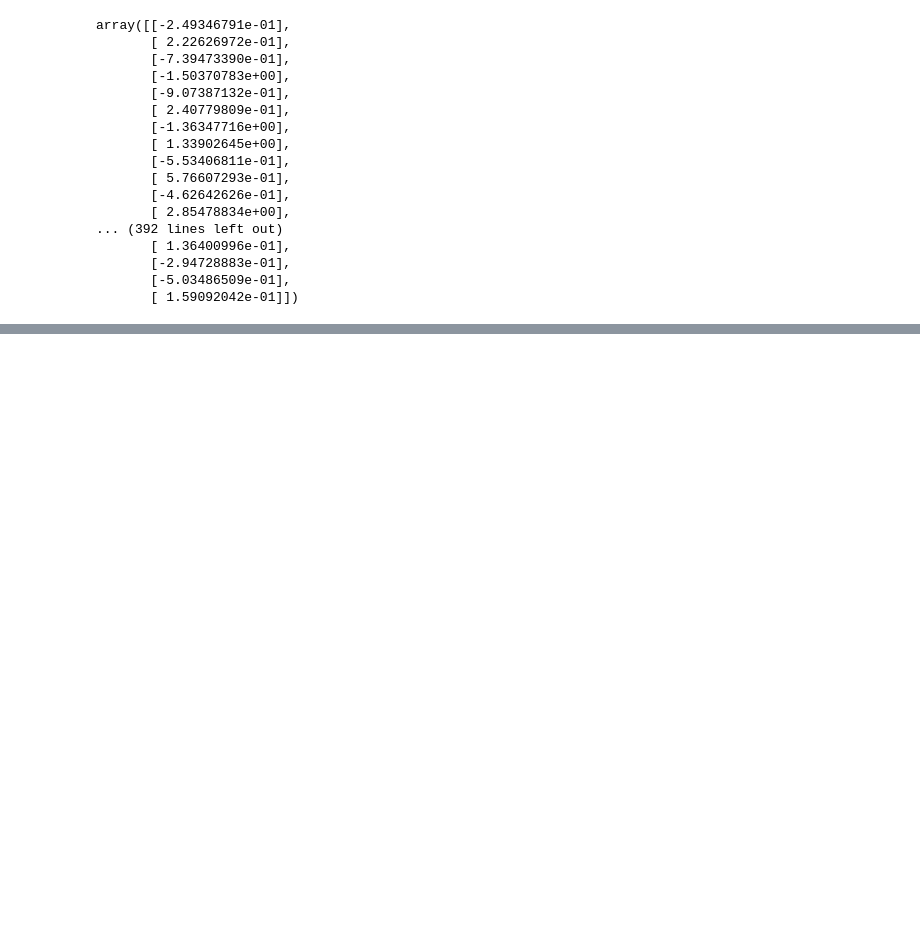
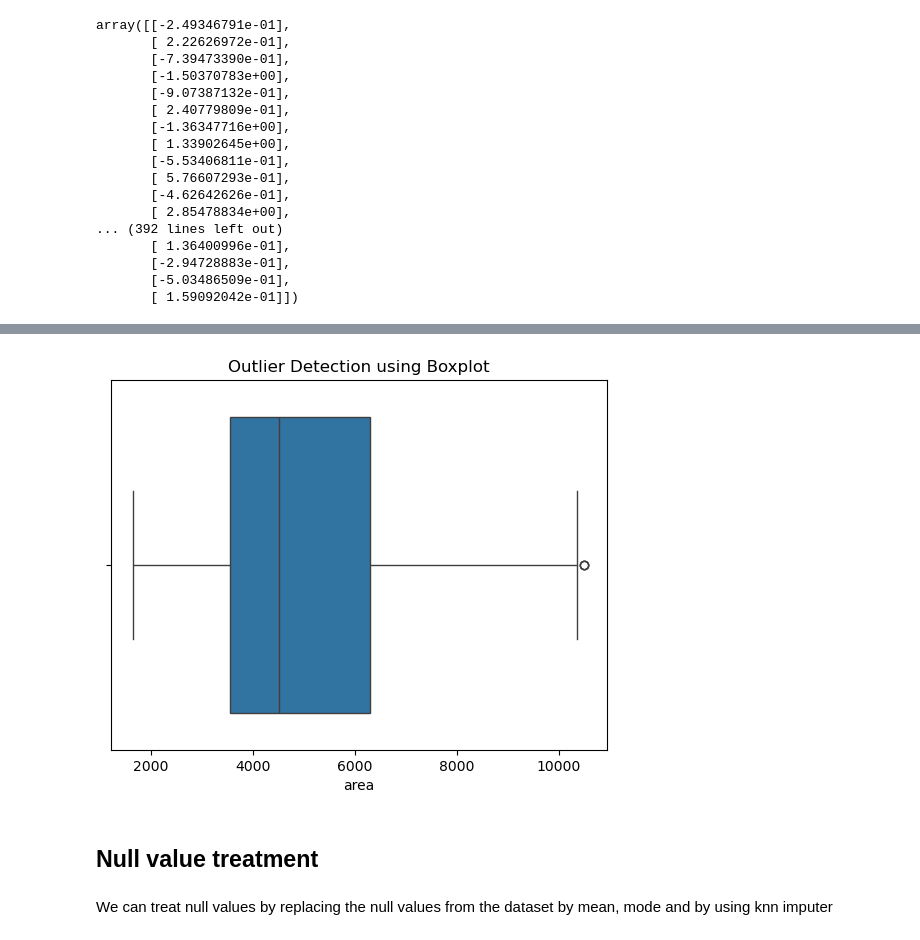
Before and after one commit to RajatVerma01/AIML-Learning, a Jupyter notebook: Day4/feature_engineering.ipynb, the cells around one changed output, grey strips where cells are left out. Drawn from its saved outputs; the diff is of its cells as text; code cells hidden in the pictures; blank space fills up the shorter version.

```diff
--- a/Day4/feature_engineering.ipynb
+++ b/Day4/feature_engineering.ipynb
@@ -73,0 +86,21 @@ array([[-2.49346791e-01],
+# %%
+Q1 = df['area'].quantile(0.25)
+Q3 = df['area'].quantile(0.75)
+
+IQR = Q3 - Q1
+
+lower_bound = Q1 - 1.5 * IQR
+upper_bound = Q3 + 1.5 * IQR
+
+
+df_clean = df[(df['area'] >= lower_bound) & (df['area'] <= upper_bound)]
+# %%
+sns.boxplot(x=df_clean['area'])
+plt.title("Outlier Detection using Boxplot")
+plt.show()
+# %% [output]
+[figure, added]
+# %% [markdown]
+## Null value treatment
+# %% [markdown]
+We can treat null values by replacing the null values from the dataset by mean, mode and by using knn imputer
```
Also changed, not shown: parts of 19 cells of this notebook, 2 other files.
